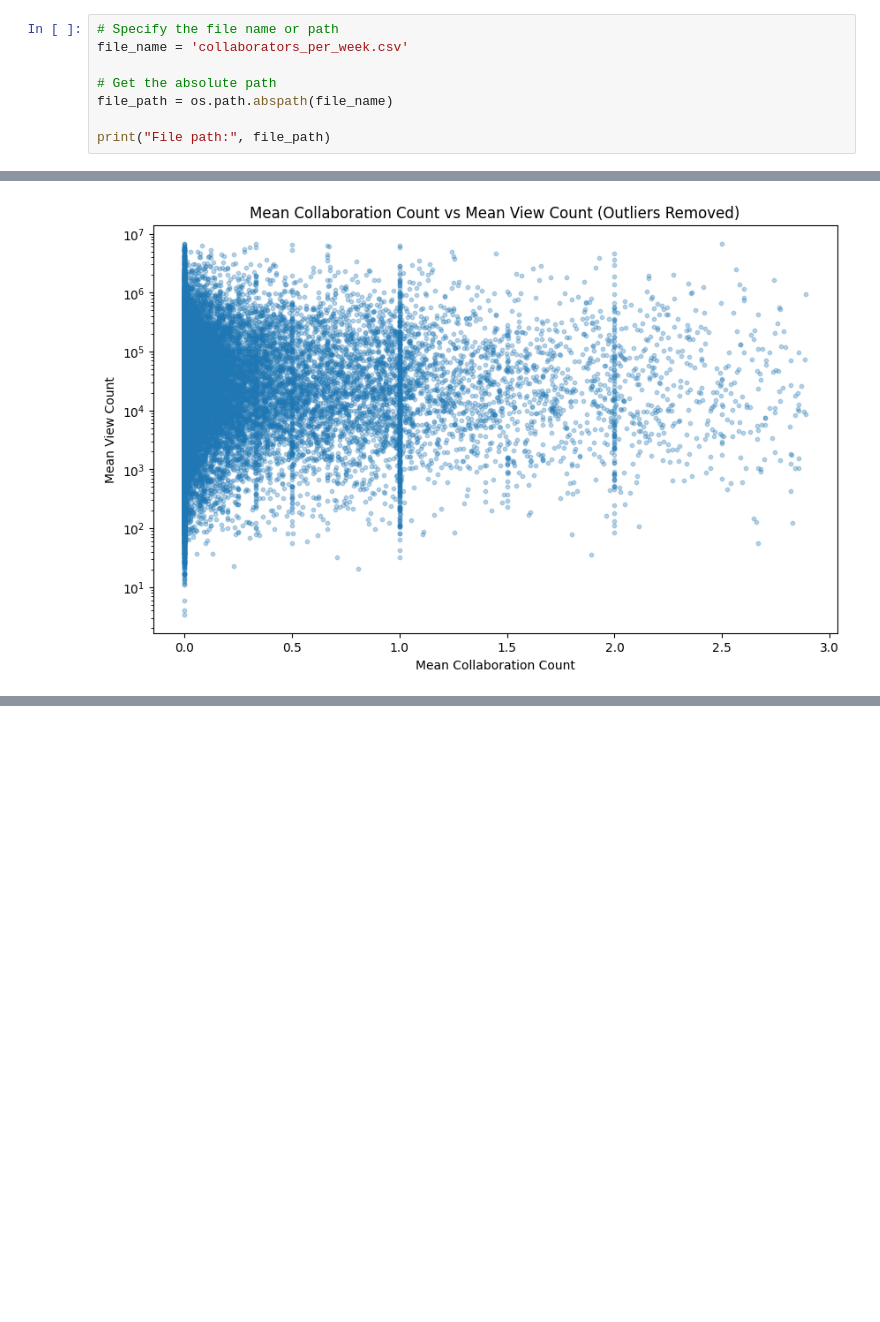
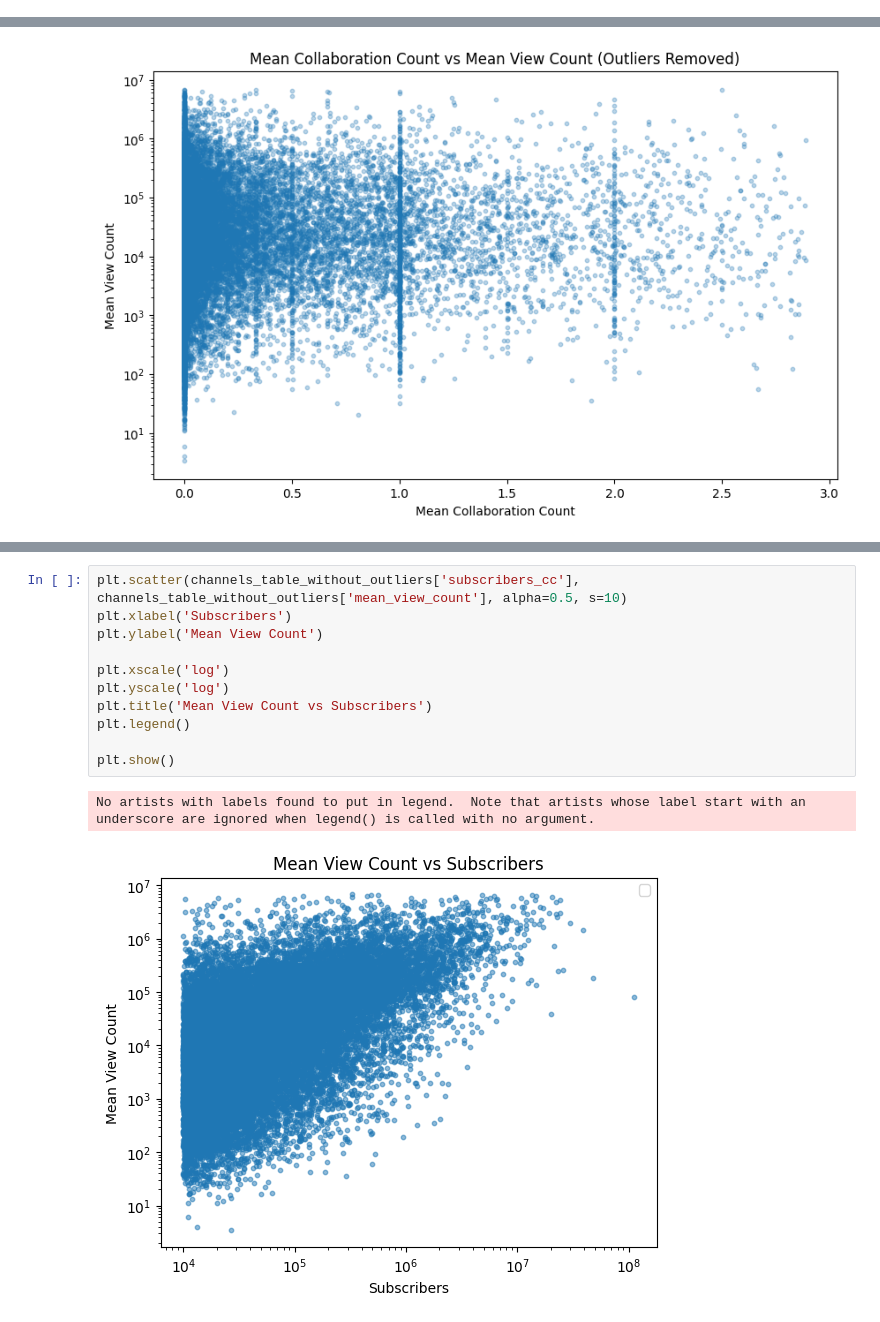
Before and after one commit to epfl-ada/ada-2023-project-adacadabra, a Jupyter notebook: Lou.ipynb, the cells around one changed output, grey strips where cells are left out. Saved outputs shown, nothing was run; the diff lists cells and outputs as text; blank space fills up the shorter version.

```diff
--- a/Lou.ipynb
+++ b/Lou.ipynb
@@ -29,8 +22,0 @@ DEFAULT_ENCODING = 'UTF8'
-# %%
-# Specify the file name or path
-file_name = 'collaborators_per_week.csv'
-
-# Get the absolute path
-file_path = os.path.abspath(file_name)
-
-print("File path:", file_path)
@@ -336,0 +160,14 @@ SUITE
+# %%
+plt.scatter(channels_table_without_outliers['subscribers_cc'], channels_table_without_outliers['mean_view_count'], alpha=0.5, s=10)
+plt.xlabel('Subscribers')
+plt.ylabel('Mean View Count')
+
+plt.xscale('log')
+plt.yscale('log')
+plt.title('Mean View Count vs Subscribers')
+plt.legend()
+
+plt.show()
+# %% [output]
+No artists with labels found to put in legend.  Note that artists whose label start with an underscore are ignored when legend() is called with no argument.
+[figure, added]
```
Also changed, not shown: parts of 26 cells of this notebook.
